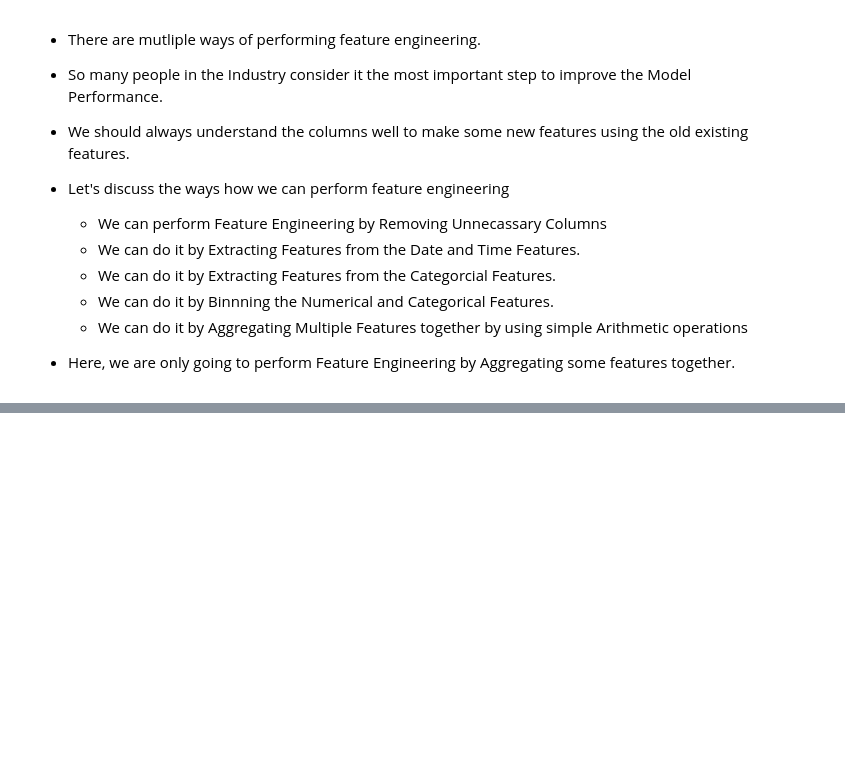
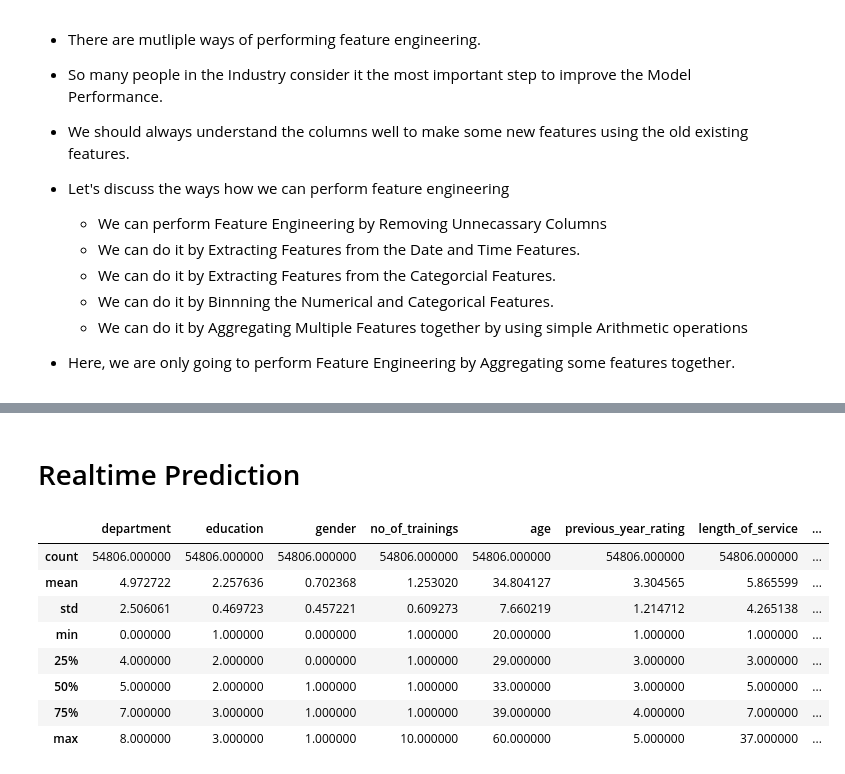
Before and after one commit to TheGithubMafia/TheGithubMafia_696efe54-1b30-40dd-8360-9a2944268894, a Jupyter notebook: Promotion.ipynb, the cells around one changed output, grey strips where cells are left out. Drawn from its saved outputs; the diff is of its cells as text; code cells hidden in the pictures; blank space fills up the shorter version.

```diff
--- a/Promotion.ipynb
+++ b/Promotion.ipynb
@@ -567,3 +567,13 @@ Feature engineering is the process of using domain knowledge to extract features
     * We can do it by Aggregating Multiple Features together by using simple Arithmetic operations
 
 * Here, we are only going to perform Feature Engineering by Aggregating some features together.
+# %%
+# lets create some extra features from existing features to improve our Model
+
+# creating a Metric of Sum
+train['sum_metric'] = train['awards_won?']+train['KPIs_met >80%'] + train['previous_year_rating']
+test['sum_metric'] = test['awards_won?']+test['KPIs_met >80%'] + test['previous_year_rating']
+
+# creating a total score column
+train['total_score'] = train['avg_training_score'] * train['no_of_trainings']
+test['total_score'] = test['avg_training_score'] * test['no_of_trainings']
@@ -569,0 +611,11 @@ Feature engineering is the process of using domain knowledge to extract features
+# %%
+# lets remove the above two columns as they have a huge negative effect on our training data
+
+# lets check shape of the train data before deleting two rows
+print("Before Deleting the above two rows :", train.shape)
+
+train = train.drop(train[(train['KPIs_met >80%'] == 0) & (train['previous_year_rating'] == 1.0) &
+      (train['awards_won?'] == 0) & (train['avg_training_score'] < 60) & (train['is_promoted'] == 1)].index)
+
+# lets check the shape of the train data after deleting the two rows
+print("After Deletion of the above two rows :", train.shape)
@@ -569,0 +652,21 @@ Feature engineering is the process of using domain knowledge to extract features
+# %%
+# lets start encoding these categorical columns to convert them into numerical columns
+
+# lets encode the education in their degree of importance
+train['education'] = train['education'].replace(("Master's & above", "Bachelor's", "Below Secondary"),
+                                                (3, 2, 1))
+test['education'] = test['education'].replace(("Master's & above", "Bachelor's", "Below Secondary"),
+                                                (3, 2, 1))
+
+# lets use Label Encoding for Gender and Department to convert them into Numerical
+from sklearn.preprocessing import LabelEncoder
+
+le = LabelEncoder()
+train['department'] = le.fit_transform(train['department'])
+test['department'] = le.fit_transform(test['department'])
+train['gender'] = le.fit_transform(train['gender'])
+test['gender'] = le.fit_transform(test['gender'])
+
+# lets check whether we still have any categorical columns left after encoding
+print(train.select_dtypes('object').columns)
+print(test.select_dtypes('object').columns)
@@ -569,0 +838,14 @@ Feature engineering is the process of using domain knowledge to extract features
+# %% [markdown]
+# Realtime Prediction
+# %%
+train.describe()
+# %% [output]
+|  | department | education | gender | no_of_trainings | age | previous_year_rating | length_of_service | ... |
+| count | 54806.000000 | 54806.000000 | 54806.000000 | 54806.000000 | 54806.000000 | 54806.000000 | 54806.000000 | ... |
+| mean | 4.972722 | 2.257636 | 0.702368 | 1.253020 | 34.804127 | 3.304565 | 5.865599 | ... |
+| std | 2.506061 | 0.469723 | 0.457221 | 0.609273 | 7.660219 | 1.214712 | 4.265138 | ... |
+| min | 0.000000 | 1.000000 | 0.000000 | 1.000000 | 20.000000 | 1.000000 | 1.000000 | ... |
+| 25% | 4.000000 | 2.000000 | 0.000000 | 1.000000 | 29.000000 | 3.000000 | 3.000000 | ... |
+| 50% | 5.000000 | 2.000000 | 1.000000 | 1.000000 | 33.000000 | 3.000000 | 5.000000 | ... |
+| 75% | 7.000000 | 3.000000 | 1.000000 | 1.000000 | 39.000000 | 4.000000 | 7.000000 | ... |
+| max | 8.000000 | 3.000000 | 1.000000 | 10.000000 | 60.000000 | 5.000000 | 37.000000 | ... |
```
Also changed, not shown: parts of 24 cells of this notebook.
